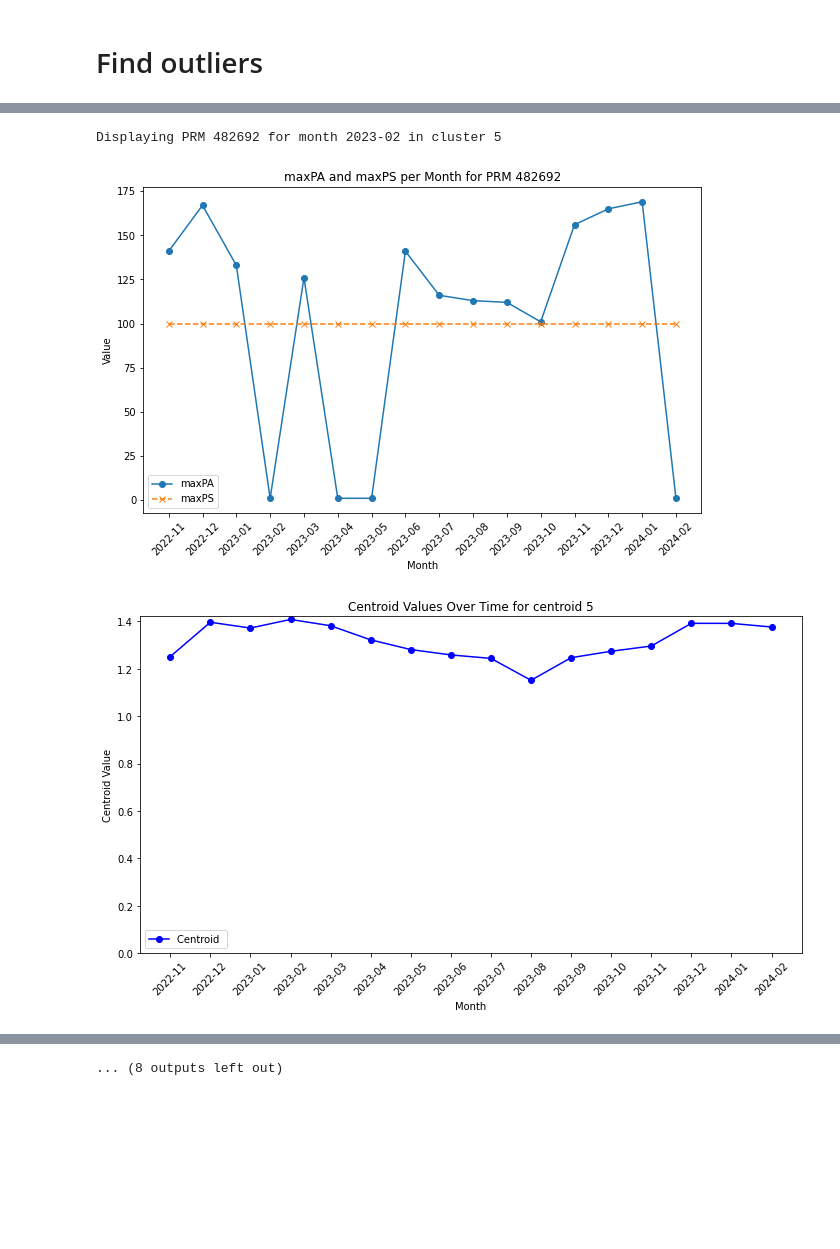
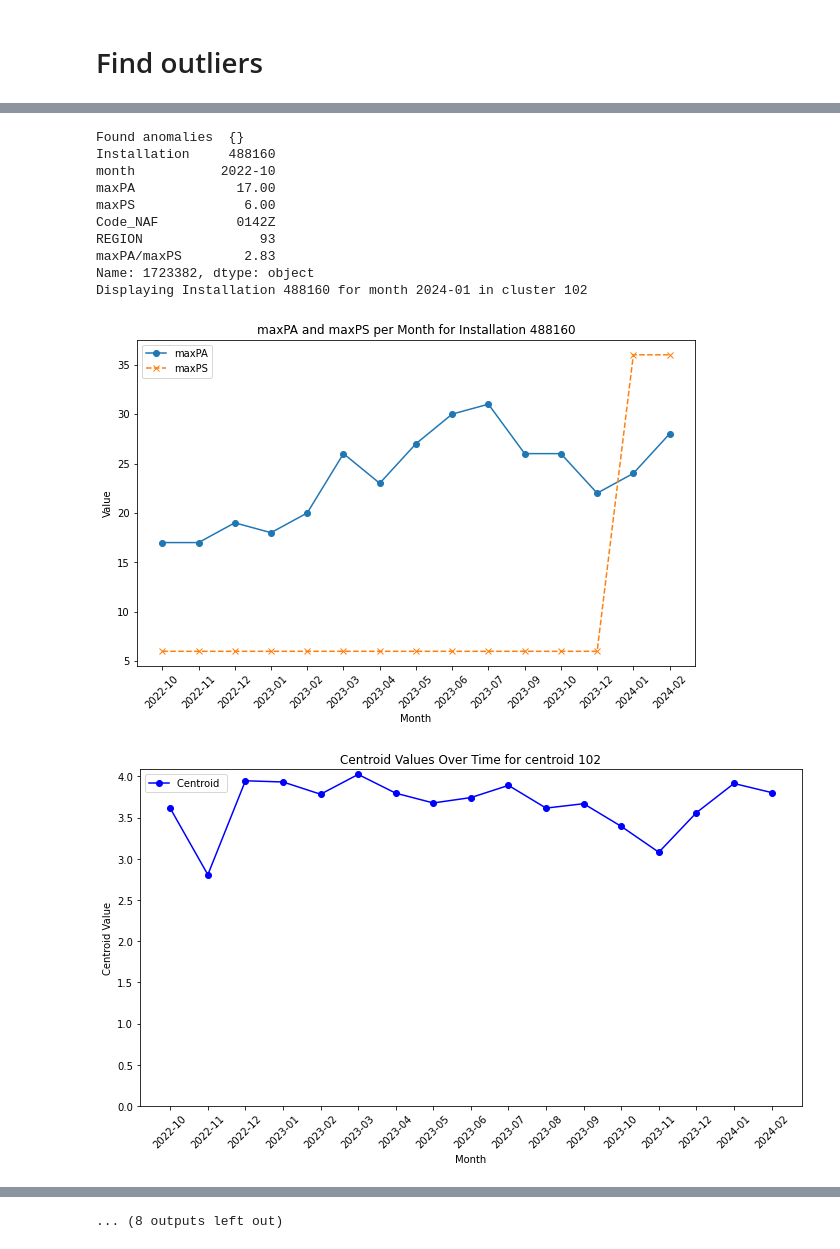
Before and after one commit to mmerlangeRA/Illyade, a Jupyter notebook: Unsupervised-project_Enedis_Cosy.ipynb, the cells around one changed output, grey strips where cells are left out. Drawn from its saved outputs; the diff is of its cells as text; code cells hidden in the pictures; blank space fills up the shorter version.

Commit message:
clustering and streamlit

```diff
--- a/Unsupervised-project_Enedis_Cosy.ipynb
+++ b/Unsupervised-project_Enedis_Cosy.ipynb
@@ -414,8 +563,8 @@ month               0
 dtype: int64
 done
 # %%
-def plot_PA_per_date_for_prm(df, prm,saveName=""):
-    filtered_df = df[df['PRM'] == prm]
+def plot_PA_per_date_for_installation(df, installation,saveName=""):
+    filtered_df = df[df['Installation'] == installation]
     # Get unique 'Cadran' values
     cadran_values = filtered_df['Numero_Cadran_PA'].unique()
     plt.figure(figsize=(12, 8))  # Adjust figure size as needed
@@ -424,7 +573,7 @@ def plot_PA_per_date_for_prm(df, prm,saveName=""):
         subset_df = filtered_df[filtered_df['Numero_Cadran_PA'] == cadran]
         plt.plot(subset_df['month'], subset_df['PA'], marker='o', label=f'Cadran {cadran}')
 
-    plt.title(f'PA per Date for PRM: {prm}')
+    plt.title(f'PA per Date for Installation: {installation}')
     plt.xlabel('Month')
     plt.ylabel('PA')
     plt.legend()
@@ -437,7 +586,7 @@ def plot_PA_per_date_for_prm(df, prm,saveName=""):
         plt.show()
 
 
-plot_PA_per_date_for_prm(pa_df,292561)
+plot_PA_per_date_for_installation(pa_df,524304)
 
 def plot_PA_AND_PS_per_date_for_Cadran(df, cadran_key):
     cadran_key = str(cadran_key)
@@ -455,8 +604,6 @@ def plot_PA_AND_PS_per_date_for_Cadran(df, cadran_key):
     plt.tight_layout()
     plt.show()
 
-pa_df['PA'] = pa_df['PA'].astype(float)
-pa_df['PS'] = pa_df['PS'].astype(float)
 
 plot_PA_AND_PS_per_date_for_Cadran(pa_df,'292561_47')
 
@@ -520,5 +698,6 @@ nb PRMs x months is 1908076
 # %%
 # like a pivot table in XL=> month in columns
-pivot_df = aggregated_df_per_month.pivot(index='PRM', columns='month', values='maxPA/maxPS')
+pivot_df = aggregated_df_per_month.pivot(index='Installation', columns='month', values='maxPA/maxPS')
 print(pivot_df.columns)
+print(f'nb Lines {len(pivot_df)}')
 # %% [output]
@@ -529 +711,6 @@ Index(['2022-11', '2022-12', '2023-01', '2023-02', '2023-03', '2023-04',
+# %%
+if ENV.delete_rows_PA_SUP_PS:
+    mask = (pivot_df > 1).any(axis=1)
+    pivot_df = pivot_df[~mask]
+    print(f'nb Lines {len(pivot_df)}')
 # %% [markdown]
@@ -715,12 +1121,12 @@ PRM
 # %%
-def plot_maxPA_maxPM_per_date_for_prm(df, prm,saveName=""):
-    df_filtered = df[df['PRM'] == prm]
+def plot_maxPA_maxPM_per_date_for_installation(df, installation,saveName=""):
+    df_filtered = df[df['Installation'] == installation]
     plt.figure(figsize=(10, 6))
     plt.plot(df_filtered['month'], df_filtered['maxPA'], marker='o', linestyle='-', label='maxPA')
     plt.plot(df_filtered['month'], df_filtered['maxPS'], marker='x', linestyle='--', label='maxPS')
 
     # Formatting the plot
-    plt.title(f'maxPA and maxPS per Month for PRM {prm}')
+    plt.title(f'maxPA and maxPS per Month for Installation {installation}')
     plt.xlabel('Month')
     plt.ylabel('Value')
     plt.xticks(rotation=45)
@@ -739,14 +1145,19 @@ def plot_maxPA_maxPM_per_date_for_prm(df, prm,saveName=""):
 exclude_columns = ['cluster', 'MaxDistColumn', 'SignedMaxDistance', 'MaxDistance']
 filtered_columns = [col for col in pivot_df.columns if col not in exclude_columns]
 
-first_five_prms = pivot_df_sorted_and_filtered.index[:5]
+first_five_installations = pivot_df_sorted_and_filtered.index[:5]
 
-for prm in first_five_prms:
-    prm_cluster = pivot_df_sorted_and_filtered.loc[prm, 'cluster']
-    prm_month = pivot_df_sorted_and_filtered.loc[prm, 'MaxDistColumn']
-    print(f'Displaying PRM {prm} for month {prm_month} in cluster {prm_cluster}')
+#print(pivot_df_sorted_and_filtered.head(2))
 
-    plot_maxPA_maxPM_per_date_for_prm(aggregated_df_per_month,prm)
-    plot_centroid(prm_cluster,filtered_columns,centroids_original_scale)
-    plot_PA_per_date_for_prm(pa_df,prm)
+for installation in first_five_installations:
+    print(f"Found anomalies  {get_ANO_per_Installation(installation)}")
+    print(aggregated_df_per_month[aggregated_df_per_month["Installation"]== installation].iloc[0])
+    installation_cluster = pivot_df_sorted_and_filtered.loc[installation, 'cluster']
+
+    installation_month = pivot_df_sorted_and_filtered.loc[installation, 'MaxDistColumn']
+    print(f'Displaying Installation {installation} for month {installation_month} in cluster {installation_cluster}')
+
+    plot_maxPA_maxPM_per_date_for_installation(aggregated_df_per_month,installation)
+    plot_centroid(installation_cluster,filtered_columns,centroids_original_scale)
+    plot_PA_per_date_for_installation(pa_df,installation)
 # %% [output]
@@ -761,3 +1190,12 @@ Displaying PRM 321552 for month 2023-02 in cluster 5
-Displaying PRM 482692 for month 2023-02 in cluster 5
+Found anomalies  {}
+Installation     488160
+month           2022-10
+maxPA             17.00
+maxPS              6.00
+Code_NAF          0142Z
+REGION               93
+maxPA/maxPS        2.83
+Name: 1723382, dtype: object
+Displaying Installation 488160 for month 2024-01 in cluster 102
-[figure, old version]
+[figure, new version]
-[figure, old version]
+[figure, new version]
```
Also changed, not shown: parts of 31 cells of this notebook, 3 other files.
